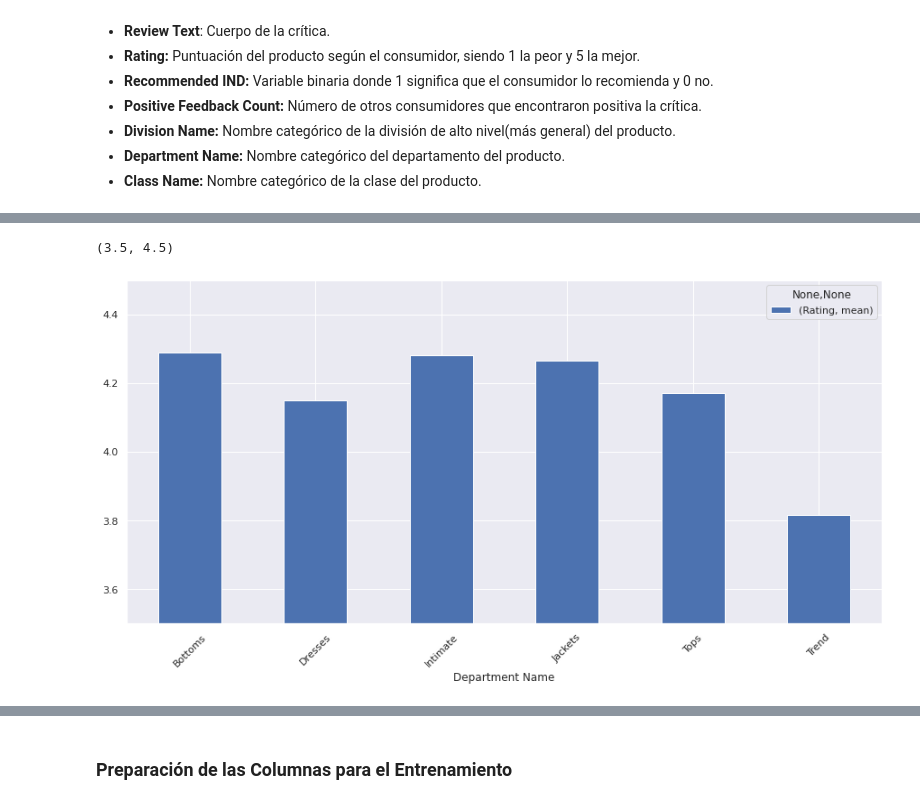
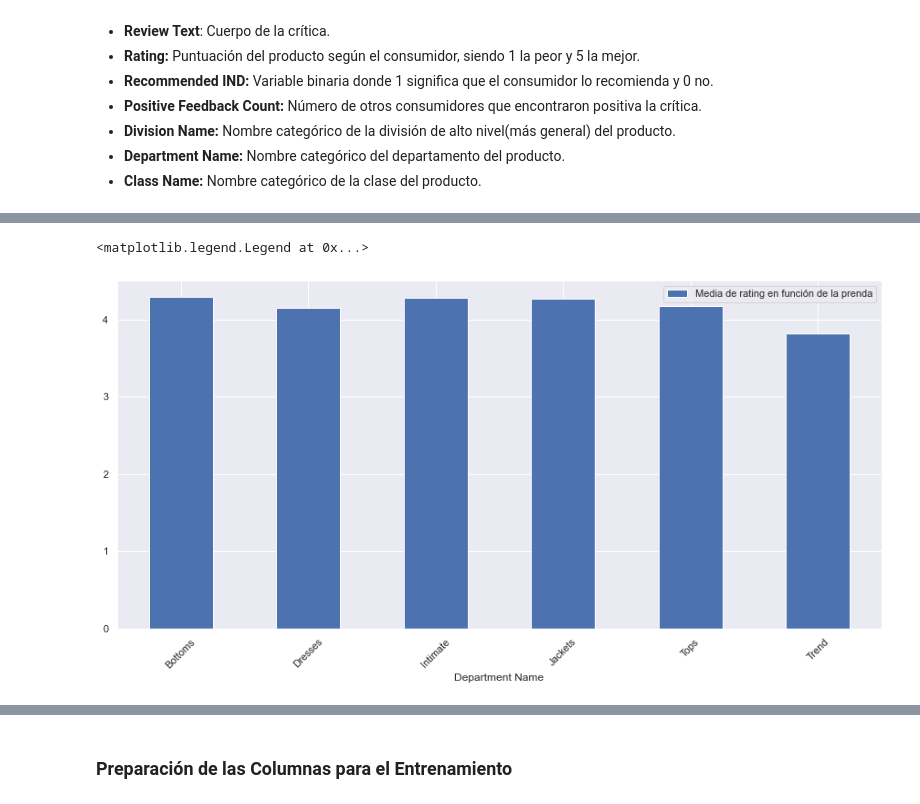
Before and after one commit to Jonathan-R0/TP2-OrganizacionDeDatos, a Jupyter notebook: src/Parte1.ipynb, the cells around one changed output, grey strips where cells are left out. Saved outputs shown, nothing was run; the diff lists cells and outputs as text; code cells hidden in the pictures.

```diff
--- a/src/Parte1.ipynb
+++ b/src/Parte1.ipynb
@@ -141,10 +146,9 @@ sns.boxplot(data=df.Age).set(title="Boxplot de la Edad")
 [Text(0.5, 1.0, 'Boxplot de la Edad')]
 [figure]
 # %%
-#hay que eliminar el none, none. Seguramente hay una manera de hacer este gráfico mas facil
-df.groupby("Department Name").agg({'Rating': ['mean']}).plot.bar(figsize = (15,7), rot = 45,
-                                                                    style="-o")
-plt.ylim(3.5, 4.5)
+xd = df.groupby("Department Name").agg({'Rating': ['mean']})
+xd.plot.bar(figsize = (15,7), rot = 45)
+plt.legend(['Media de rating en función de la prenda'])
 # %% [output]
-(3.5, 4.5)
+<matplotlib.legend.Legend at 0x...>
-[figure, old version]
+[figure, new version]
```
Also changed, not shown: parts of 25 cells of this notebook, 1 other file.
